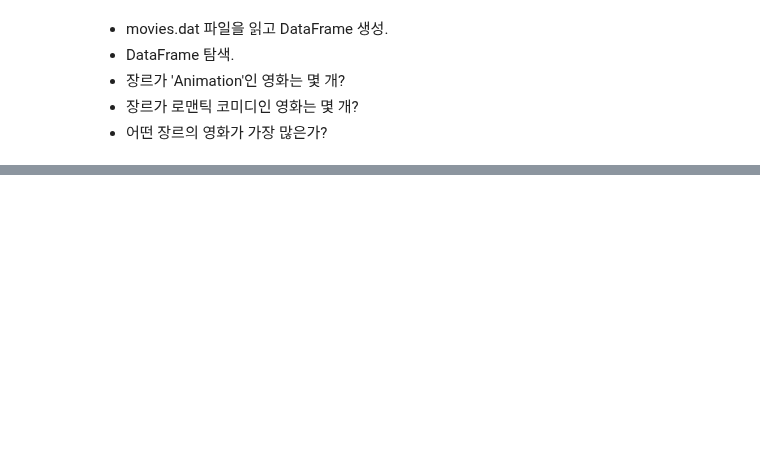
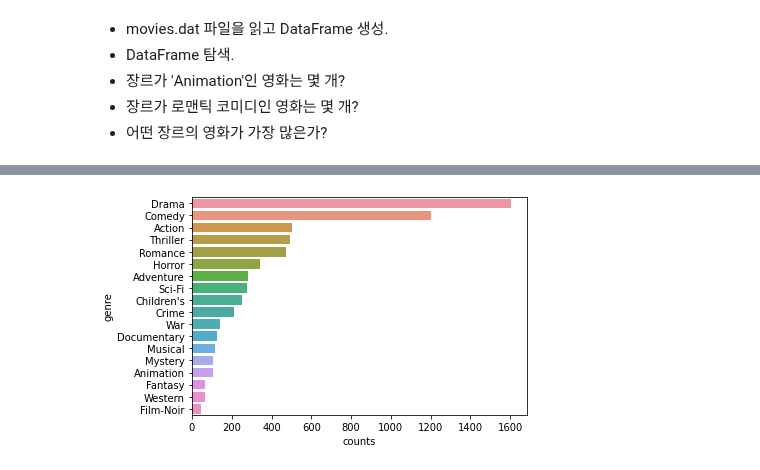
Before and after one commit to JakeOh/202110_itw_lab_python, a Jupyter notebook: py25_movielens.ipynb, the cells around one changed output, grey strips where cells are left out. Cells and saved outputs as stored; diff of their text form; code cells hidden in the pictures; blank space fills up the shorter version.

```diff
--- a/py25_movielens.ipynb
+++ b/py25_movielens.ipynb
@@ -16,0 +179,4 @@ movies_file = 'https://github.com/wesm/pydata-book/raw/2nd-edition/datasets/movi
+# %%
+genre_counts_df = genre_counts.reset_index()
+genre_counts_df.columns = ['genre', 'counts']
+genre_counts_df
@@ -16,0 +201,5 @@ movies_file = 'https://github.com/wesm/pydata-book/raw/2nd-edition/datasets/movi
+# %%
+sns.barplot(x='counts', y='genre', data=genre_counts_df)
+plt.show()
+# %% [output]
+[figure, added]
```
Also changed, not shown: parts of 18 cells of this notebook.
